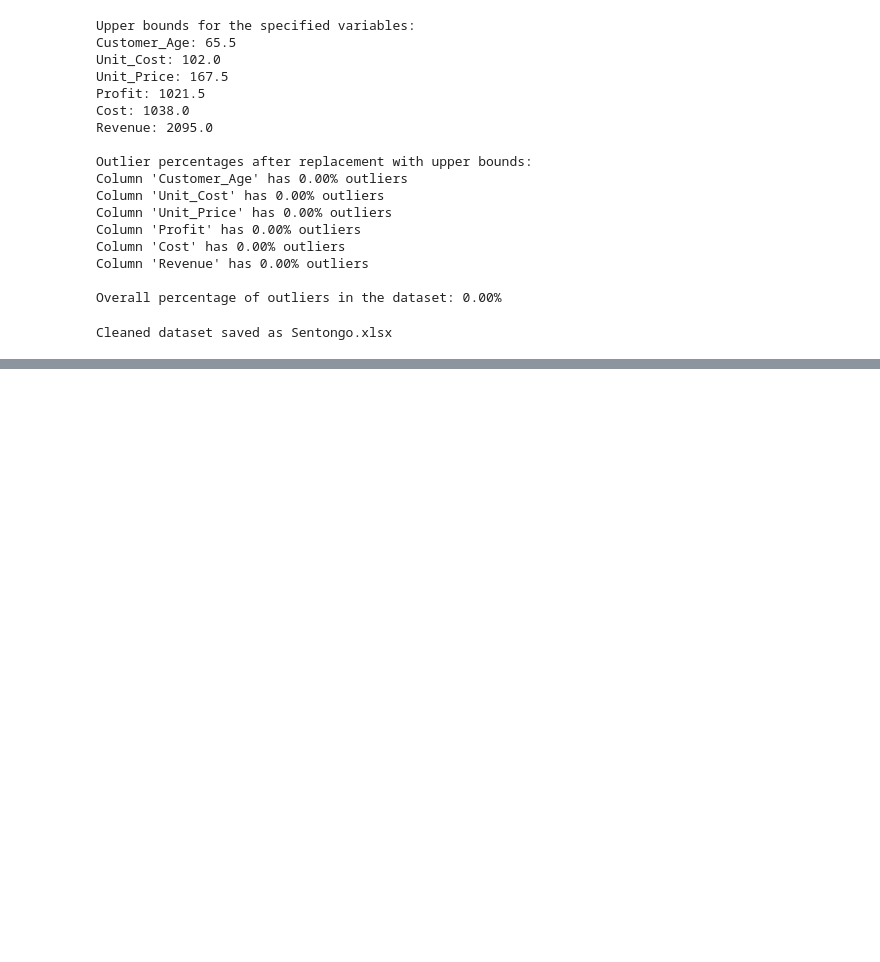
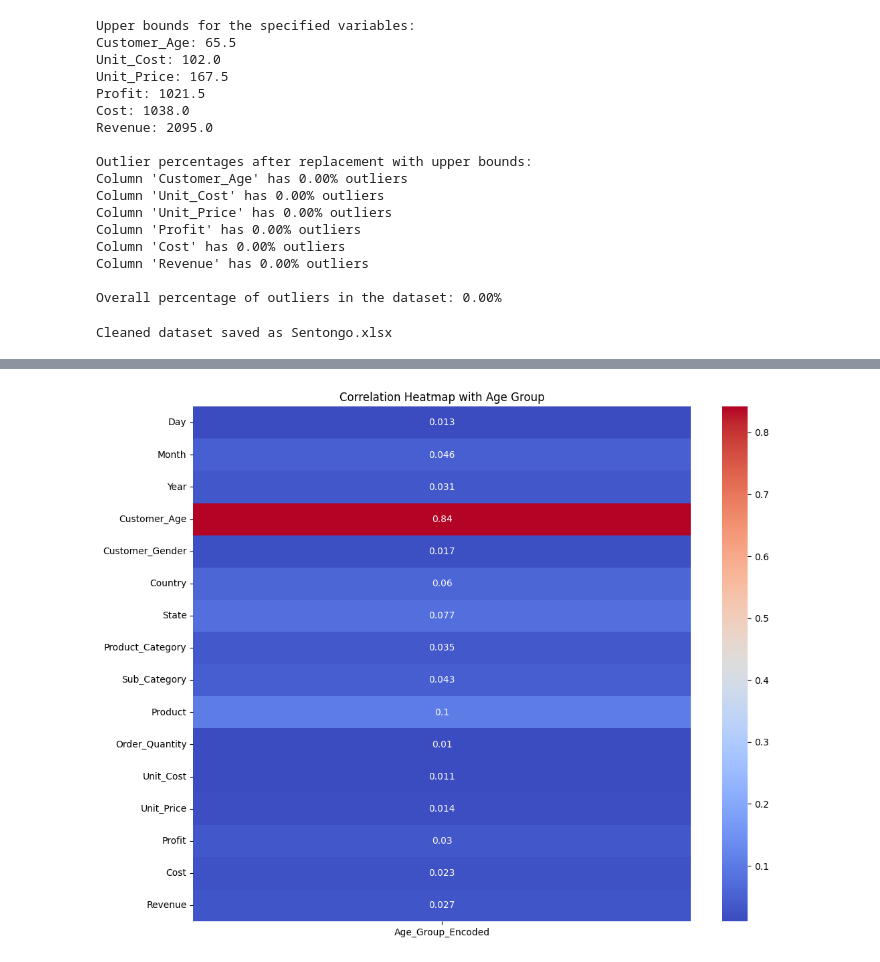
Before and after one commit to sentongo-web/Data-mining, a Jupyter notebook: Final_Bike_Sales.ipynb, the cells around one changed output, grey strips where cells are left out. Drawn from its saved outputs; the diff is of its cells as text; code cells hidden in the pictures; blank space fills up the shorter version.

```diff
--- a/Final_Bike_Sales.ipynb
+++ b/Final_Bike_Sales.ipynb
@@ -298,3 +301,5 @@ bike_sales_data_cleaned.to_excel(output_filename, index=False)
 print(f"Cleaned dataset saved as {output_filename}")
 # %% [output]
 Cleaned dataset saved as Sentongo.xlsx
+# %%
+bike_sales_data_cleaned = pd.read_excel('Sentongo.xlsx')
@@ -300,0 +333,32 @@ Cleaned dataset saved as Sentongo.xlsx
+# %%
+# Encode the Age_Group column
+label_encoder = LabelEncoder()
+bike_sales_data_cleaned['Age_Group_Encoded'] = label_encoder.fit_transform(bike_sales_data_cleaned['Age_Group'])
+
+# Initialize a correlation matrix
+corr_matrix = pd.DataFrame(index=bike_sales_data_cleaned.columns, columns=['Age_Group_Encoded'])
+
+# Calculate correlations for categorical vs. categorical
+categorical_columns = ['Month', 'Customer_Gender', 'Country', 'State', 'Product_Category', 'Sub_Category', 'Product']
+for col in categorical_columns:
+    cross_tab = pd.crosstab(bike_sales_data_cleaned[col], bike_sales_data_cleaned['Age_Group_Encoded'])
+    chi2, p, dof, ex = chi2_contingency(cross_tab)
+    cramer_v = np.sqrt(chi2 / (bike_sales_data_cleaned.shape[0] * min(cross_tab.shape) - 1))
+    corr_matrix.loc[col, 'Age_Group_Encoded'] = cramer_v
+
+# Calculate correlations for continuous vs. categorical
+continuous_columns = ['Day', 'Year', 'Customer_Age', 'Order_Quantity', 'Unit_Cost', 'Unit_Price', 'Profit', 'Cost', 'Revenue']
+for col in continuous_columns:
+    corr, p_value = pointbiserialr(bike_sales_data_cleaned['Age_Group_Encoded'], bike_sales_data_cleaned[col])
+    corr_matrix.loc[col, 'Age_Group_Encoded'] = np.abs(corr)
+
+# Drop columns not needed
+corr_matrix = corr_matrix.dropna()
+
+# Plot the heatmap
+plt.figure(figsize=(12, 10))
+sns.heatmap(corr_matrix.astype(float), annot=True, cmap='coolwarm', cbar=True)
+plt.title('Correlation Heatmap with Age Group')
+plt.show()
+# %% [output]
+[figure, added]
```
Also changed, not shown: parts of 18 cells of this notebook.
